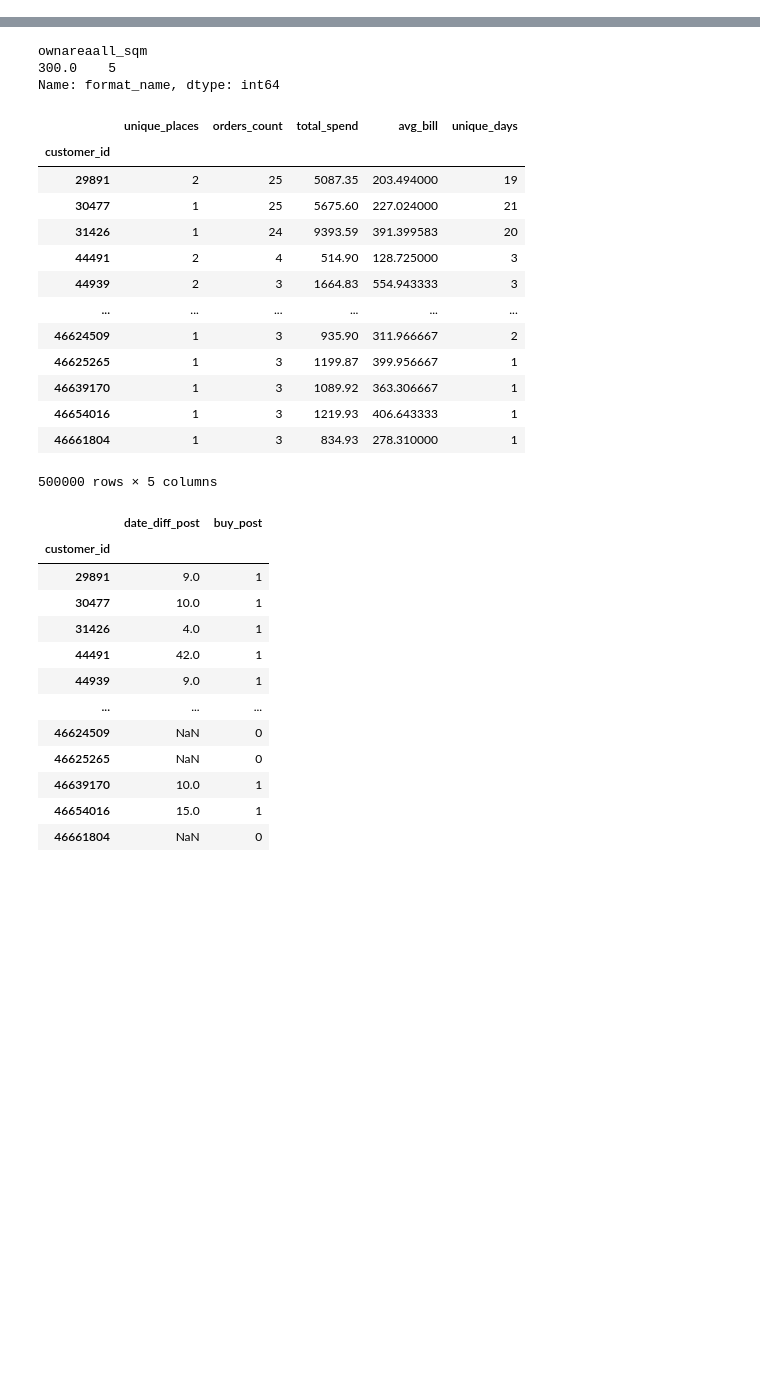
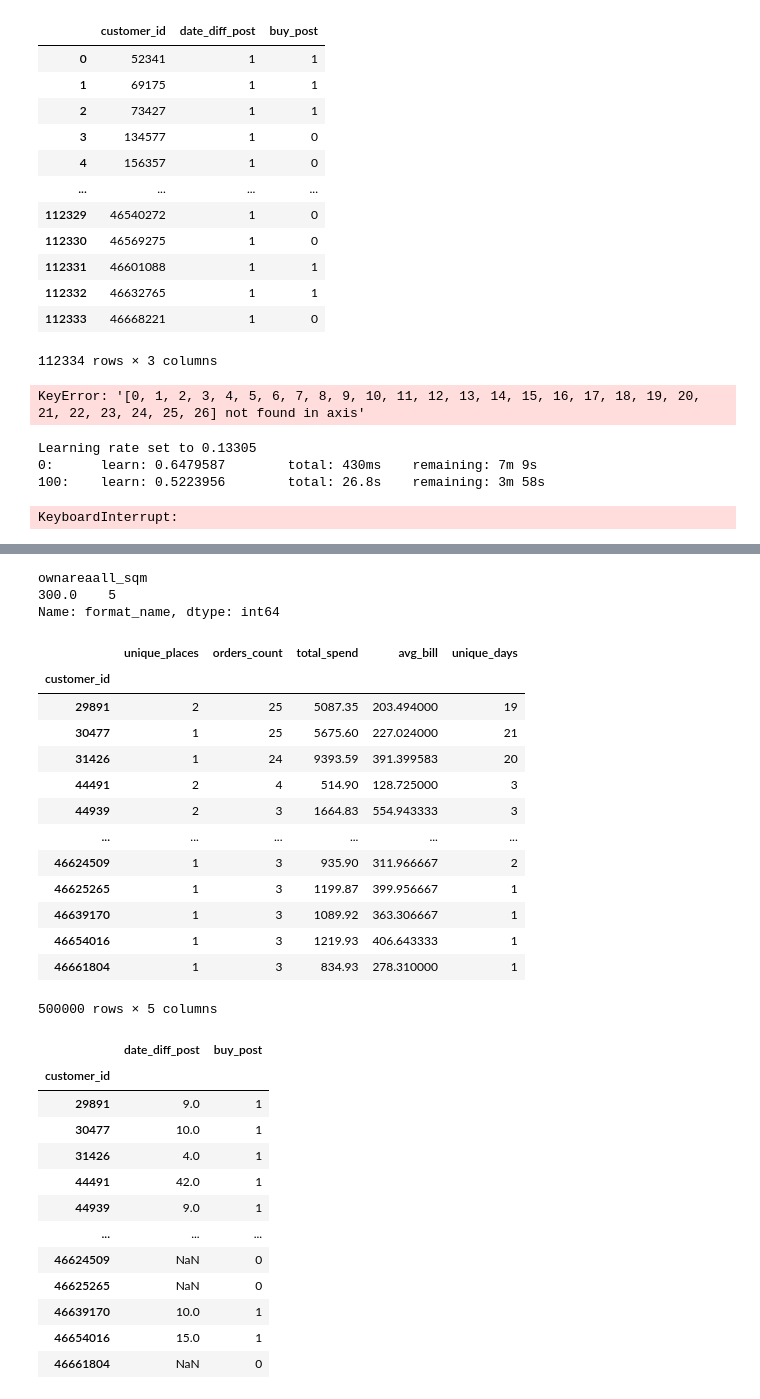
Before and after one commit to limpwinter/fast_food_churn_prevention, a Jupyter notebook: testing_data.ipynb, the cells around one changed output, grey strips where cells are left out. Saved outputs shown, nothing was run; the diff lists cells and outputs as text; code cells hidden in the pictures; blank space fills up the shorter version.

```diff
--- a/testing_data.ipynb
+++ b/testing_data.ipynb
@@ -12,0 +89,13 @@ test_data = pd.read_parquet("data/test.parquet")
+# %%
+from catboost import CatBoostClassifier, CatBoostRegressor
+
+cb_classifier = CatBoostClassifier(
+    cat_features=['year_median', 'year_max', 'year_min',
+                  'month_median', 'month_max', 'month_min', 'num_unique_years', 'num_unique_months',
+                  'n_unique_checks_gt_5', 'n_unique_checks_gt_10', 'n_unique_checks_gt_20', 'n_unique_days_gt_5',
+                  'n_unique_days_gt_10', 'n_unique_days_gt_20', 'num_different_formats'],
+    verbose=100,
+    task_type="GPU",
+    devices='0:1'
+)
+# cb_regressor = CatBoostRegressor(iterations=100)
@@ -12,0 +117,28 @@ test_data = pd.read_parquet("data/test.parquet")
+# %%
+prediction = cb_classifier.predict_proba(X_test)
+# plt.hist(np.array((prediction[:,1] > 0.6),dtype=int))
+# %%
+import pandas as pd
+
+prediction = np.array((prediction[:, 1] > 0.65))
+# np.array(prediction,dtype=int)
+submit = pd.DataFrame(np.array(prediction, dtype=int), columns=['buy_post'])
+submit['customer_id'] = X_test.index
+submit['date_diff_post'] = 1
+submit = submit[['customer_id', 'date_diff_post', 'buy_post']]
+# %%
+submit
+# %% [output]
+|  | customer_id | date_diff_post | buy_post |
+| 0 | 52341 | 1 | 1 |
+| 1 | 69175 | 1 | 1 |
+| 2 | 73427 | 1 | 1 |
+| 3 | 134577 | 1 | 0 |
+| 4 | 156357 | 1 | 0 |
+| ... | ... | ... | ... |
+| 112329 | 46540272 | 1 | 0 |
+| 112330 | 46569275 | 1 | 0 |
+| 112331 | 46601088 | 1 | 1 |
+| 112332 | 46632765 | 1 | 1 |
+| 112333 | 46668221 | 1 | 0 |
+112334 rows × 3 columns
@@ -12,0 +147,4 @@ test_data = pd.read_parquet("data/test.parquet")
+# %%
+X_test.drop(columns=list(range(27)), axis=0)
+# %% [output]
+KeyError: '[0, 1, 2, 3, 4, 5, 6, 7, 8, 9, 10, 11, 12, 13, 14, 15, 16, 17, 18, 19, 20, 21, 22, 23, 24, 25, 26] not found in axis'
@@ -13 +158,8 @@ test_data = pd.read_parquet("data/test.parquet")
+# %%
+wrapper.crossval(5)
+# %% [output]
+Learning rate set to 0.13305
+0:      learn: 0.6479587        total: 430ms    remaining: 7m 9s
+100:    learn: 0.5223956        total: 26.8s    remaining: 3m 58s
+KeyboardInterrupt:
 # %%
```
Also changed, not shown: parts of 14 cells of this notebook, 3 other files.
